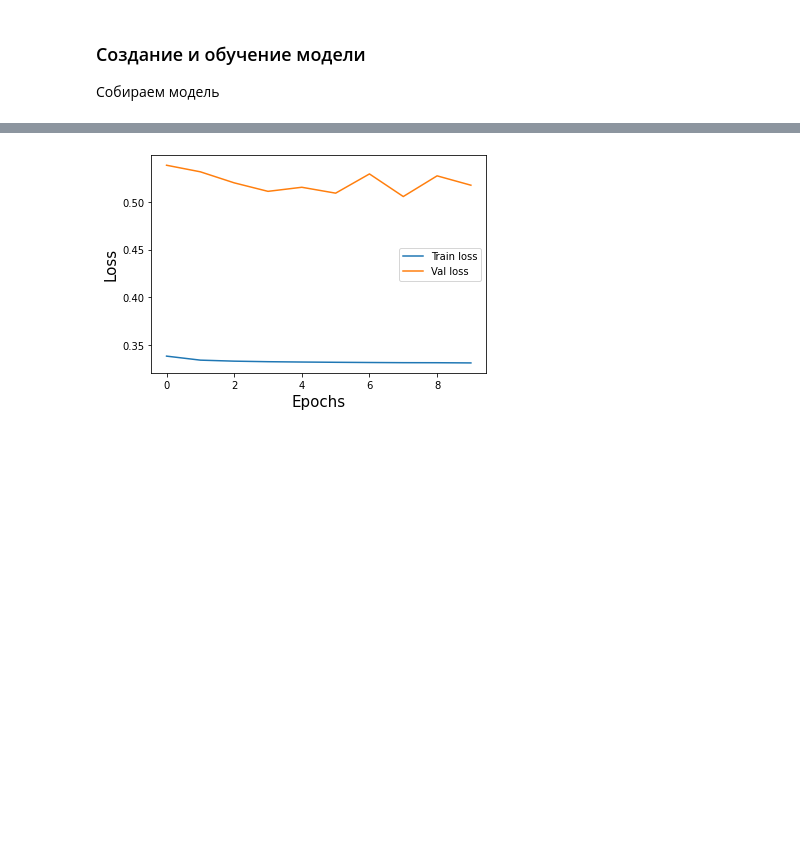
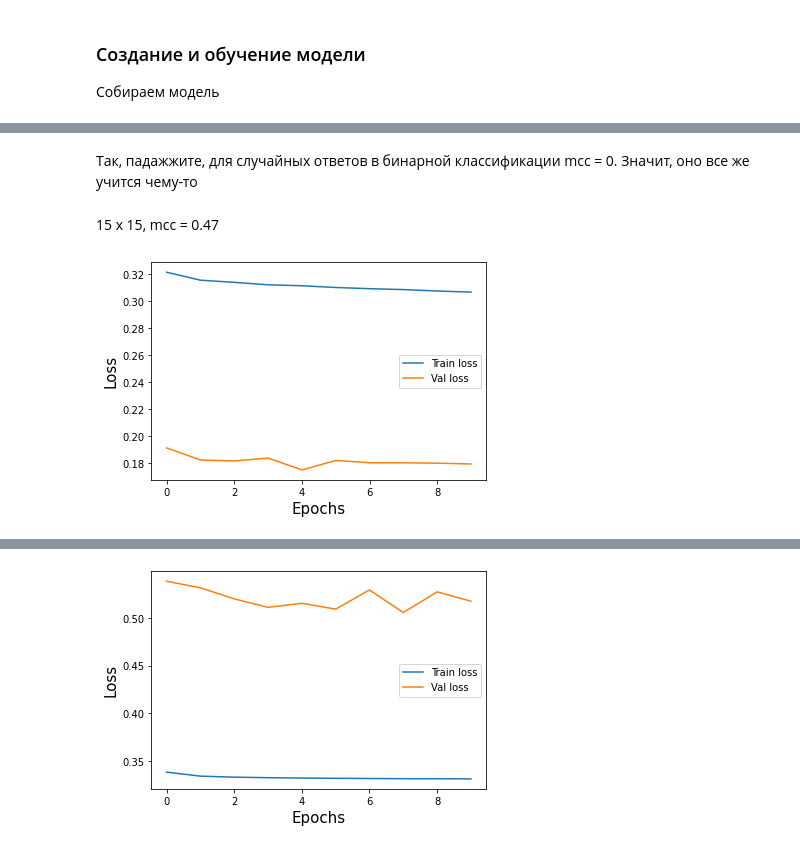
Before and after one commit to SozAnna/S1_Sakha_classification, a Jupyter notebook: Forest_mask_nn.ipynb, the cells around one changed output, grey strips where cells are left out. Cells and saved outputs as stored; diff of their text form; code cells hidden in the pictures; blank space fills up the shorter version.

```diff
--- a/Forest_mask_nn.ipynb
+++ b/Forest_mask_nn.ipynb
@@ -304,13 +390,16 @@ print(val_labels.shape)
 # %%
 train_transform = transforms.Compose([
-    transforms.ToTensor()])
+    transforms.ToTensor(),
+    transforms.Normalize((mean_b1, mean_b2), (std_b1, std_b2)),
+    AddGaussianNoise(0., 0.5)])
 
 valid_transform = transforms.Compose([
-    transforms.ToTensor()])
+    transforms.ToTensor(),
+    transforms.Normalize((mean_b1, mean_b2), (std_b1, std_b2))])
 # %% [markdown]
 Режем на патчи. Готовим датасет
 # %%
-patch_size = 7
+patch_size = 25
 train_dataset = Patcher(train_image, train_labels, train_transform, patch_size)
 valid_dataset = Patcher(val_image, val_labels, valid_transform, patch_size)
 # %%
@@ -322,5 +411,5 @@ print(len(valid_dataset))
 # %%
-batch_size = 128
+batch_size = 512
 
 train_loader = DataLoader(dataset=train_dataset,
                           batch_size=batch_size,
@@ -356,5 +449,28 @@ class CNN_s1(nn.Module):
     def forward(self, x):
         scores = self.conv_stack(x)
         return scores
+# %%
+# такая модель была на обучении 15х15
+class CNN_s1(nn.Module):
+    def __init__(self, patch_size: int = 5): # чтобы для разных патчей работала
+        super().__init__()
+        self.conv_stack = nn.Sequential(
+            nn.Conv2d(2, 32, 3, stride=1, padding=1), # shape: [32,patch_size,patch_size]
+            nn.ReLU(),
+            nn.Conv2d(32, 64, 3, stride=1, padding=1), # shape: [64,patch_size,patch_size]
+            nn.ReLU(),
+            nn.Conv2d(64, 128, 3, stride=1, padding=1), # shape: [128,patch_size,patch_size]
+            nn.ReLU(),
+            nn.Flatten(),
+            nn.Linear(128*patch_size*patch_size, 1000),
+            nn.Dropout(0.25),
+            nn.ReLU(),
+            nn.Linear(1000, 1),
+            nn.Sigmoid()
+        )
+
+    def forward(self, x):
+        scores = self.conv_stack(x)
+        return scores
 # %% [markdown]
 Учимся
@@ -382,0 +512,13 @@ Epoch=9  loss=0.3312  val_loss=0.5175
+# %% [markdown]
+Так, падажжите, для случайных ответов в бинарной классификации mcc = 0. Значит, оно все же учится чему-то
+# %% [markdown]
+15 x 15, mcc = 0.47
+# %%
+plt.plot(range(10), loss_hist)
+plt.plot(range(10), accuracy)
+plt.legend(['Train loss', 'Val loss'])
+plt.xlabel("Epochs", fontsize=15)
+plt.ylabel("Loss", fontsize=15)
+plt.show()
+# %% [output]
+[figure, added]
```
Also changed, not shown: parts of 40 cells of this notebook.
